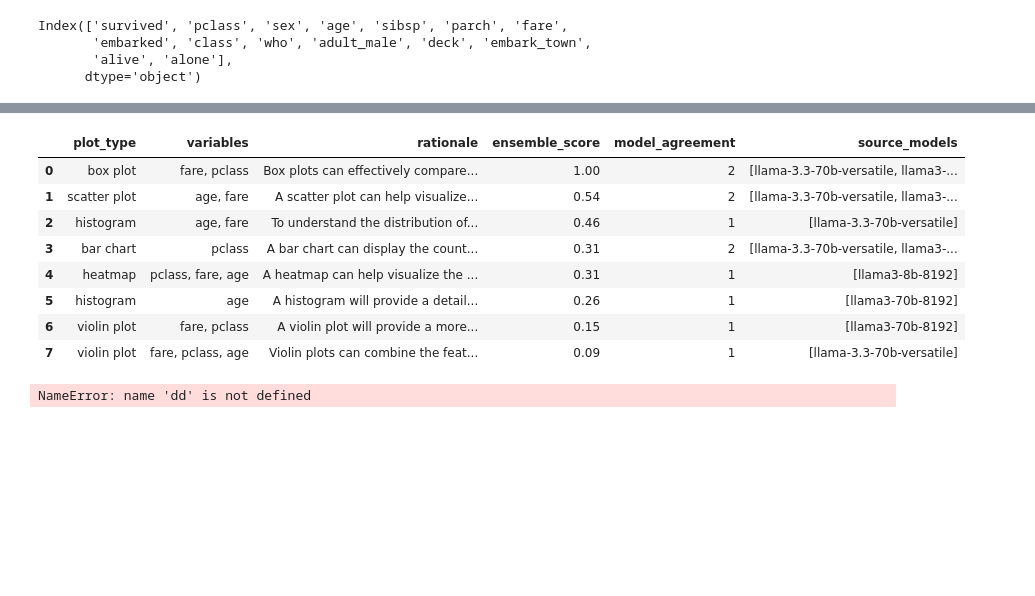
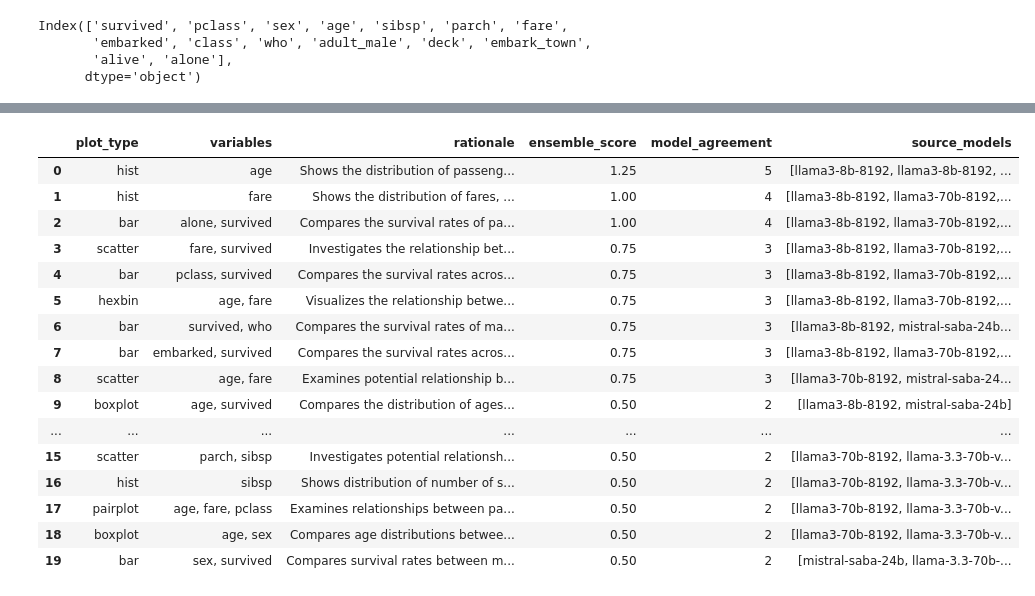
Before and after one commit to jerryola1/PlotSenseAI, a Jupyter notebook: test.ipynb, the cells around one changed output, grey strips where cells are left out. Cells and saved outputs as stored; diff of their text form; code cells hidden in the pictures; blank space fills up the shorter version.

```diff
--- a/test.ipynb
+++ b/test.ipynb
@@ -104,17 +87,21 @@ quick_plot(func, color='skyblue', title='Passenger Class Distribution', x='survi
 # %%
-recommendation = recommend_visualizations(titanic[['age', 'fare','pclass']])
+recommendation = recommender(titanic, n=20)
 recommendation
 # %% [output]
 |  | plot_type | variables | rationale | ensemble_score | model_agreement | source_models |
-| 0 | box plot | fare, pclass | Box plots can effectively compare... | 1.00 | 2 | [llama-3.3-70b-versatile, llama3-... |
-| 1 | scatter plot | age, fare | A scatter plot can help visualize... | 0.54 | 2 | [llama-3.3-70b-versatile, llama3-... |
-| 2 | histogram | age, fare | To understand the distribution of... | 0.46 | 1 | [llama-3.3-70b-versatile] |
-| 3 | bar chart | pclass | A bar chart can display the count... | 0.31 | 2 | [llama-3.3-70b-versatile, llama3-... |
-| 4 | heatmap | pclass, fare, age | A heatmap can help visualize the ... | 0.31 | 1 | [llama3-8b-8192] |
-| 5 | histogram | age | A histogram will provide a detail... | 0.26 | 1 | [llama3-70b-8192] |
-| 6 | violin plot | fare, pclass | A violin plot will provide a more... | 0.15 | 1 | [llama3-70b-8192] |
-| 7 | violin plot | fare, pclass, age | Violin plots can combine the feat... | 0.09 | 1 | [llama-3.3-70b-versatile] |
+| 0 | hist | age | Shows the distribution of passeng... | 1.25 | 5 | [llama3-8b-8192, llama3-8b-8192, ... |
+| 1 | hist | fare | Shows the distribution of fares, ... | 1.00 | 4 | [llama3-8b-8192, llama3-70b-8192,... |
+| 2 | bar | alone, survived | Compares the survival rates of pa... | 1.00 | 4 | [llama3-8b-8192, llama3-70b-8192,... |
+| 3 | scatter | fare, survived | Investigates the relationship bet... | 0.75 | 3 | [llama3-8b-8192, llama3-70b-8192,... |
+| 4 | bar | pclass, survived | Compares the survival rates acros... | 0.75 | 3 | [llama3-8b-8192, llama3-70b-8192,... |
+| 5 | hexbin | age, fare | Visualizes the relationship betwe... | 0.75 | 3 | [llama3-8b-8192, llama3-70b-8192,... |
+| 6 | bar | survived, who | Compares the survival rates of ma... | 0.75 | 3 | [llama3-8b-8192, mistral-saba-24b... |
+| 7 | bar | embarked, survived | Compares the survival rates acros... | 0.75 | 3 | [llama3-8b-8192, llama3-70b-8192,... |
+| 8 | scatter | age, fare | Examines potential relationship b... | 0.75 | 3 | [llama3-70b-8192, mistral-saba-24... |
+| 9 | boxplot | age, survived | Compares the distribution of ages... | 0.50 | 2 | [llama3-8b-8192, mistral-saba-24b] |
+| ... | ... | ... | ... | ... | ... | ... |
+| 15 | scatter | parch, sibsp | Investigates potential relationsh... | 0.50 | 2 | [llama3-70b-8192, llama-3.3-70b-v... |
+| 16 | hist | sibsp | Shows distribution of number of s... | 0.50 | 2 | [llama3-70b-8192, llama-3.3-70b-v... |
+| 17 | pairplot | age, fare, pclass | Examines relationships between pa... | 0.50 | 2 | [llama3-70b-8192, llama-3.3-70b-v... |
+| 18 | boxplot | age, sex | Compares age distributions betwee... | 0.50 | 2 | [llama3-70b-8192, llama-3.3-70b-v... |
+| 19 | bar | sex, survived | Compares survival rates between m... | 0.50 | 2 | [mistral-saba-24b, llama-3.3-70b-... |
-# %%
-dd
-# %% [output]
-NameError: name 'dd' is not defined
```
Also changed, not shown: parts of 15 cells of this notebook, 14 other files.
